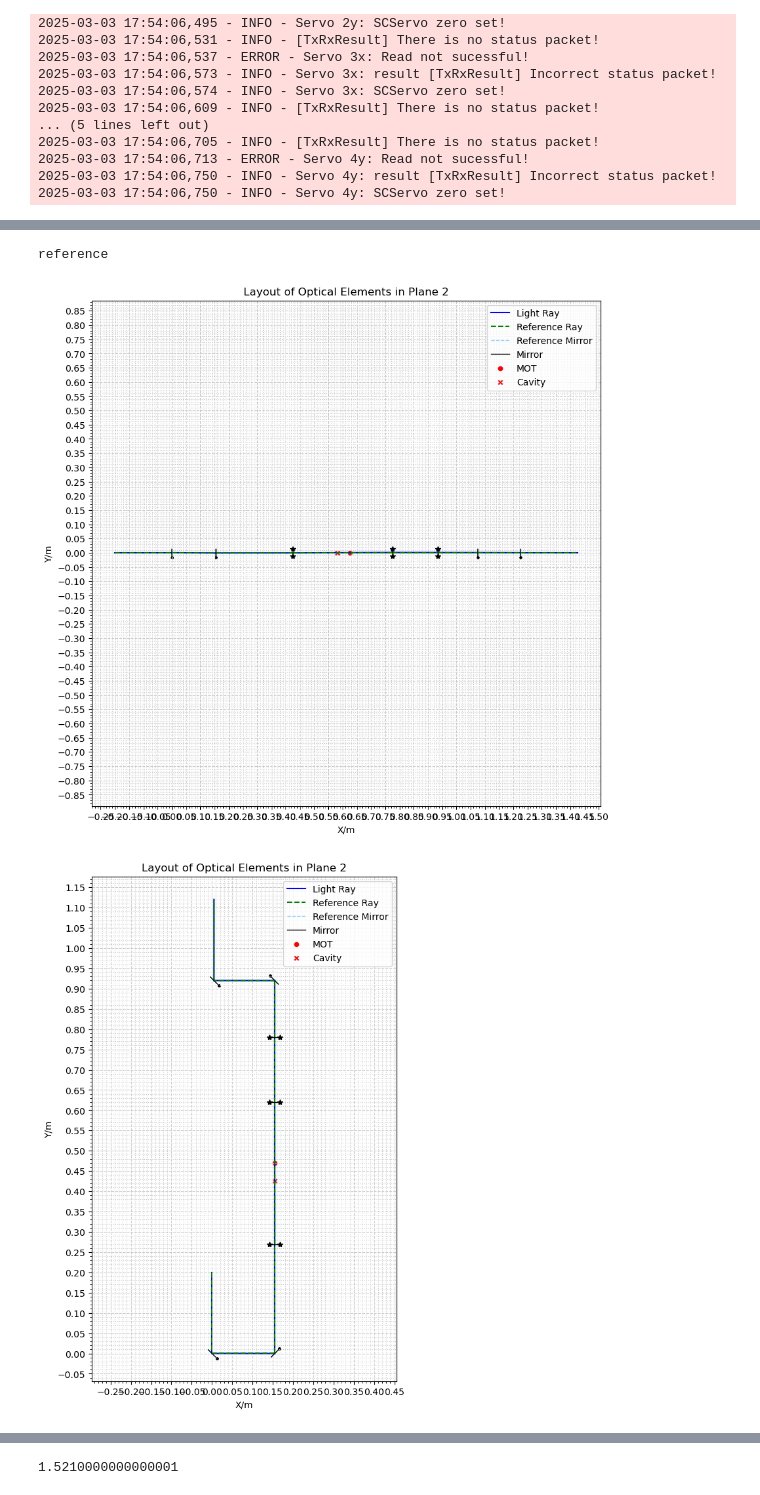
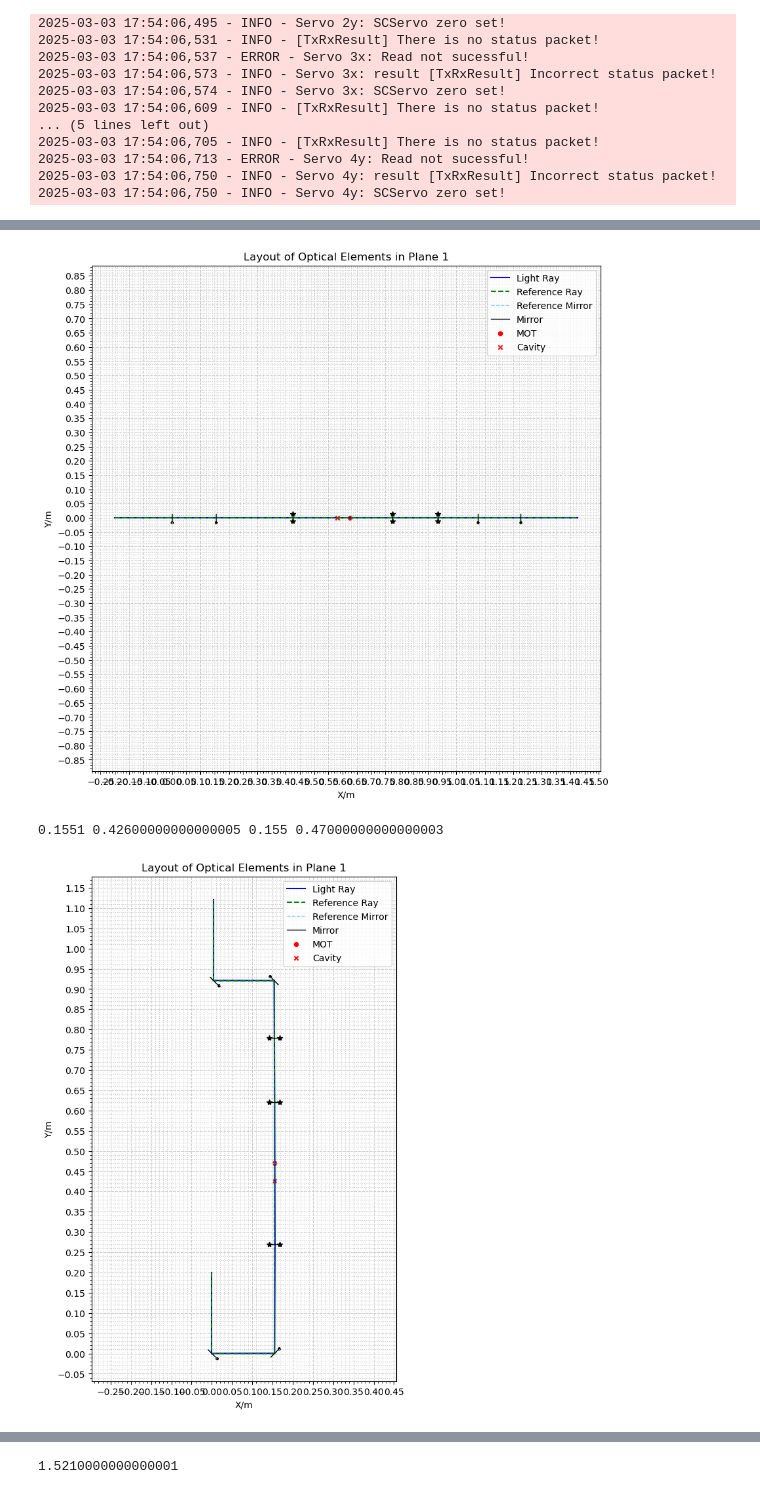
Before and after one commit to Stockholm254/servotest, a Jupyter notebook: src/expctl/servers/servoaligner/test.ipynb, the cells around one changed output, grey strips where cells are left out. Saved outputs shown, nothing was run; the diff lists cells and outputs as text; code cells hidden in the pictures.

```diff
--- a/src/expctl/servers/servoaligner/test.ipynb
+++ b/src/expctl/servers/servoaligner/test.ipynb
@@ -104,18 +103,38 @@ print(MCP3424_fiber.convert_and_read())
+# %%
+#mirror spacing
+x1 = 0.155
+x2 = 0.27
+x3 = 0.14
+x4 = 0.15
+#lens spacing
+dy0 = 0.35
+dy1 = 0.16
+#focal length
+fl1 = 0.2
+fl2 = 0.15
+fl3 = 1
+#MOT and Cavity
+MOT_pos_1=0
+Cav_pos_1=1e-4
+
+MOT_pos_2=0
+Cav_pos_2=0
+
+MOT_pos_rel = 0.2
+MOT_Cav_dist = -0.044
+
+params={'x1':x1, 'x2':x2, 'x3': x3, 'x4':x4, 'dy0':dy0, 'dy1':dy1, 'fl1': fl1, 'fl2': fl2, 'fl3': fl3, 'MOT_pos_rel': MOT_pos_rel, 'MOT_Cav_dist': MOT_Cav_dist, 'MOT_pos_1': MOT_pos_1, 'Cav_pos_1': Cav_pos_1, 'MOT_pos_2': MOT_pos_2, 'Cav_pos_2': Cav_pos_2}
 # %%
 %matplotlib inline
 solver_0=Optical_system_solver()
 solver_0.init_ray_length=0.2
-solver_0.xy=1
 
-print('reference')
-Mrr1_y, Mrr2_y, Mrr3_y, Mrr4_y = solver_0.default_setup_solver_y(params=params_2, tl_list=[0, 0, 0, 0], comp_list=[0, 0, 0, 0], plot_switch=1)
+Mrr1_y, Mrr2_y, Mrr3_y, Mrr4_y = solver_0.default_setup_solver_y(params=params, tl_list=[0, 0, 0, 0], comp_list=[0, 0, 0, 0], plot_switch=1)
 solver_0.plot_size=(6,10)
-Mrr1_x, Mrr2_x, Mrr3_x, Mrr4_x = solver_0.default_setup_solver(params=params_1, tl_list=[0, 0, 0, 0], comp_list=[Mrr1_y.tl, Mrr2_y.tl, Mrr3_y.tl, Mrr4_y.tl], plot_switch=1)
-print([Mrr1_y.knob_deg(), Mrr2_y.knob_deg(), Mrr3_y.knob_deg(), Mrr4_y.knob_deg()])
-print([Mrr1_x.knob_deg(), Mrr2_x.knob_deg(), Mrr3_x.knob_deg(), Mrr4_x.knob_deg()])
+Mrr1_x, Mrr2_x, Mrr3_x, Mrr4_x = solver_0.default_setup_solver(params=params, tl_list=[0, 0, 0, 0], comp_list=[Mrr1_y.tl, Mrr2_y.tl, Mrr3_y.tl, Mrr4_y.tl], plot_switch=1)
 knob_deg_list=[Mrr1_x.knob_deg(), Mrr1_y.knob_deg(), Mrr2_x.knob_deg(), Mrr2_y.knob_deg(), Mrr3_x.knob_deg(), Mrr3_y.knob_deg(), Mrr4_x.knob_deg(), Mrr4_y.knob_deg()]
 print(knob_deg_list)
 # %% [output]
+[figure]
-reference
+0.1551 0.42600000000000005 0.155 0.47000000000000003
-[figure]
-[figure, old version]
+[figure, new version]
```
Also changed, not shown: parts of 11 cells of this notebook, 6 other files.
